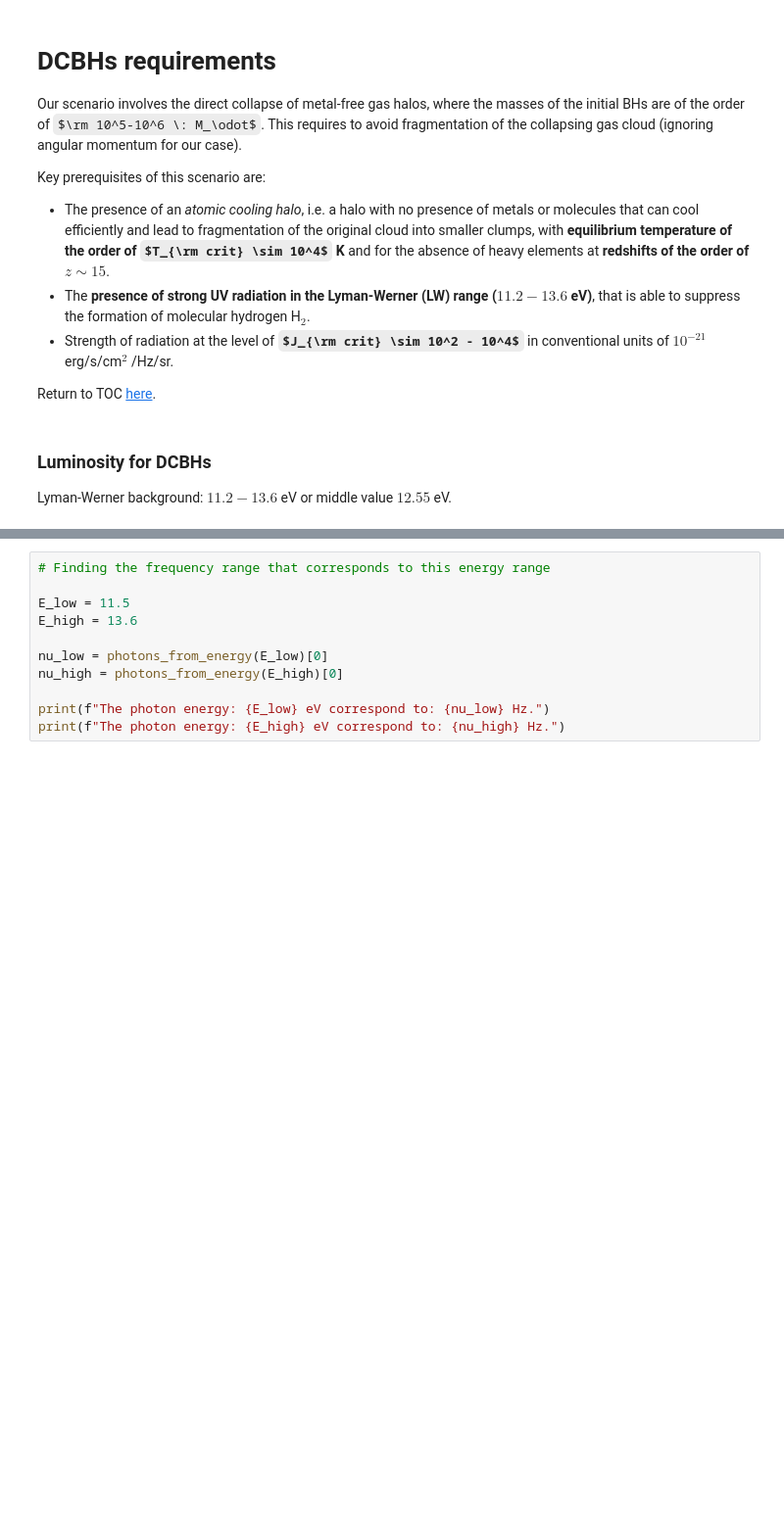
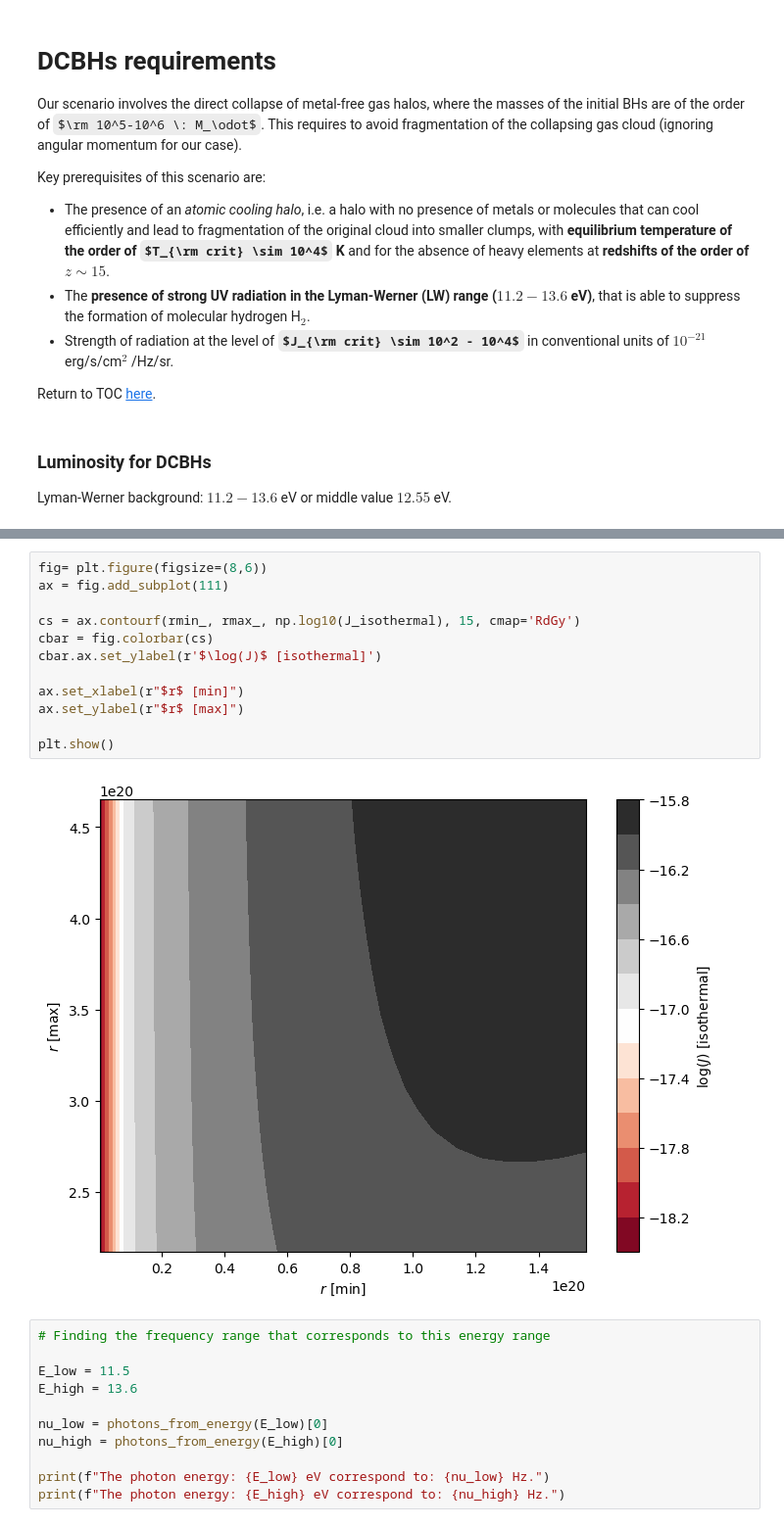
Before and after one commit to MariosNT/DCBHs_HR_PBHs, a Jupyter notebook: BlackHoleSpectrum.ipynb, the cells around one changed output, grey strips where cells are left out. Shown at 98% size. Saved outputs shown, nothing was run; the diff lists cells and outputs as text; some formulas as TeX source; blank space fills up the shorter version.

```diff
--- a/BlackHoleSpectrum.ipynb
+++ b/BlackHoleSpectrum.ipynb
@@ -1094,3 +1280,17 @@ Lyman-Werner background: $11.2-13.6$ eV or middle value $12.55$ eV.
+# %%
+fig= plt.figure(figsize=(8,6))
+ax = fig.add_subplot(111)
+
+cs = ax.contourf(rmin_, rmax_, np.log10(J_isothermal), 15, cmap='RdGy')
+cbar = fig.colorbar(cs)
+cbar.ax.set_ylabel(r'$\log(J)$ [isothermal]')
+
+ax.set_xlabel(r"$r$ [min]")
+ax.set_ylabel(r"$r$ [max]")
+
+plt.show()
+# %% [output]
+[figure, added]
 # %%
 # Finding the frequency range that corresponds to this energy range
 
```
Also changed, not shown: parts of 38 cells of this notebook, 2 other files.
